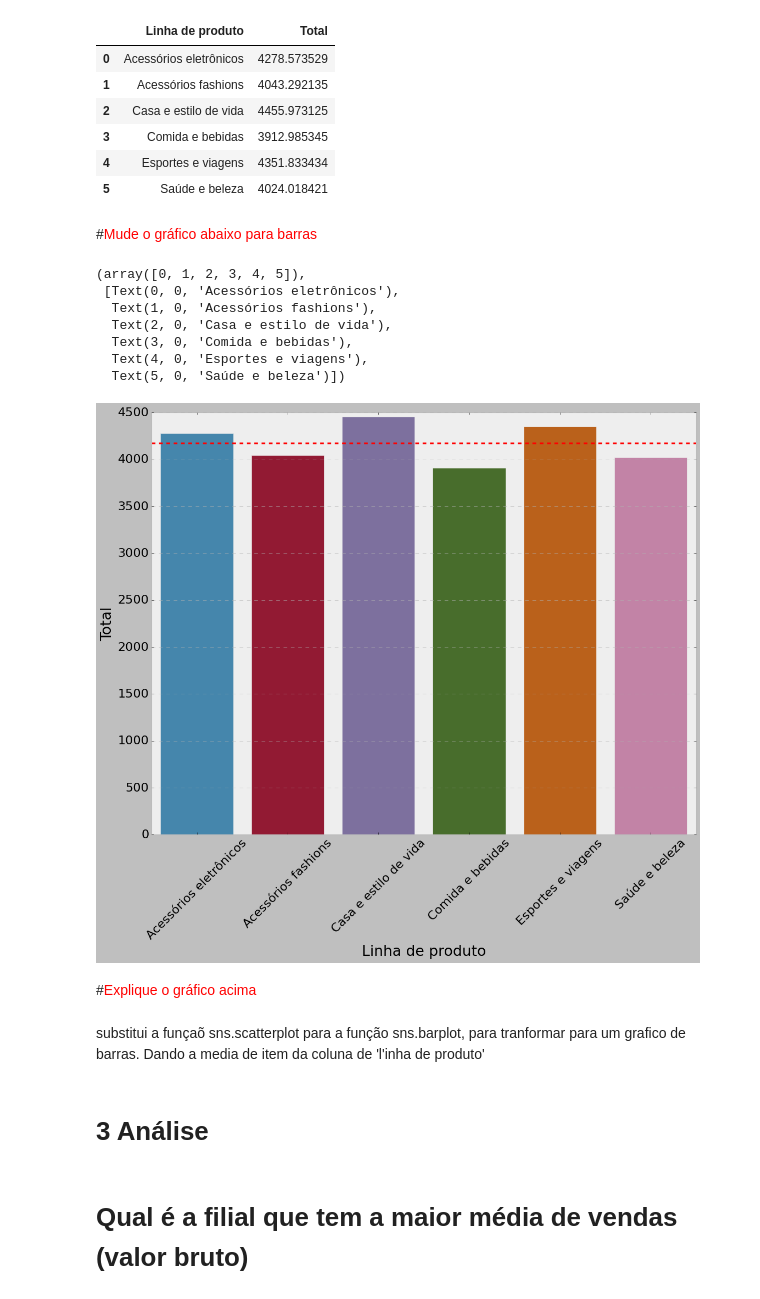
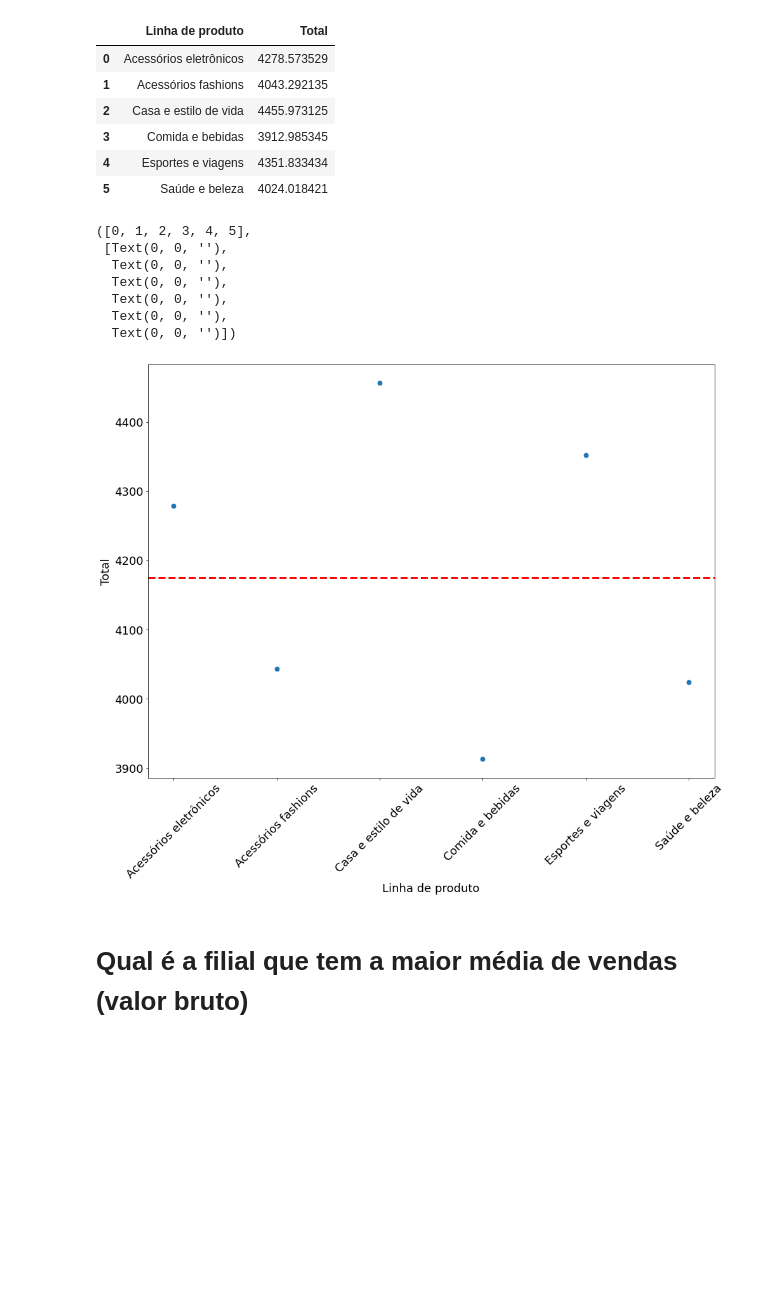
Before and after one commit to SERPALETICIA/Dados-, a Jupyter notebook: Cópia_de_Primeira_Analise_Dados.ipynb, the cells around one changed output. Saved outputs shown, nothing was run; the diff lists cells and outputs as text; code cells hidden in the pictures; blank space fills up the shorter version.

```diff
--- a/Cópia_de_Primeira_Analise_Dados.ipynb
+++ b/Cópia_de_Primeira_Analise_Dados.ipynb
@@ -363,7 +352,7 @@ Foi usado o 'barplot' para inserir um grafico de barras com a media da coluna 'A
 # %%
 ax = sns.barplot(y = 'Linha de produto', x = 'Avaliação', data = Agrupando_avaliação, palette = Figura)
-plt.rcParams['figure.figsize'] = (18, 18) #Aumentar o tamanho da Figura
+plt.rcParams['figure.figsize'] = (18, 10) #Aumentar o tamanho da Figura
 ax.set_xlabel('Avaliação dos Clientes')
-plt.rcParams.update({"font.size": 20}) #Aumentar a letra
+plt.rcParams.update({"font.size": 18}) #Aumentar a letra
 plt.savefig('Linha_x_avaliacao.png', dpi=300)
 # %% [output]
@@ -392,27 +373,19 @@ agrupando_Produto_Total
 | 5 | Saúde e beleza | 4024.018421 |
 # %%
 agrupando_Produto_Total = agrupando_Produto_Total.round(1) # arredondamento para uma casa decimal
-# %% [markdown]
-#<font color='red'>Mude o gráfico abaixo para barras</font>
 # %%
 fig, ax = plt.subplots(figsize=(16,12))
-ax = sns.barplot(x = 'Linha de produto', y = 'Total', data = agrupando_Produto_Total) # tipo do gráfico barplot
+ax = sns.scatterplot(x = 'Linha de produto', y = 'Total', data = agrupando_Produto_Total, s = 75) # tipo do gráfico scatter com tamanho dos pontos 75
 plt.axhline(y=np.nanmean(df.Total), color='red', linestyle='--', linewidth=3, label='Média') #Média linha vermelha
 plt.xticks(rotation = 45) # Colocar a legenda em 45 graus
 # %% [output]
-(array([0, 1, 2, 3, 4, 5]),
- [Text(0, 0, 'Acessórios eletrônicos'),
-  Text(1, 0, 'Acessórios fashions'),
-  Text(2, 0, 'Casa e estilo de vida'),
-  Text(3, 0, 'Comida e bebidas'),
-  Text(4, 0, 'Esportes e viagens'),
-  Text(5, 0, 'Saúde e beleza')])
+([0, 1, 2, 3, 4, 5],
+ [Text(0, 0, ''),
+  Text(0, 0, ''),
+  Text(0, 0, ''),
+  Text(0, 0, ''),
+  Text(0, 0, ''),
+  Text(0, 0, '')])
-[figure, old version]
+[figure, new version]
-# %% [markdown]
-#<font color='red'>Explique o gráfico acima</font>
-# %% [markdown]
-substitui a funçaõ sns.scatterplot para a função sns.barplot, para tranformar para um grafico de barras. Dando a media de item da coluna de 'l'inha de produto'
-# %% [markdown]
-# **3 Análise**
 # %% [markdown]
 # Qual é a filial que tem a maior média de vendas (valor bruto)
```
Also changed, not shown: parts of 133 cells of this notebook.
